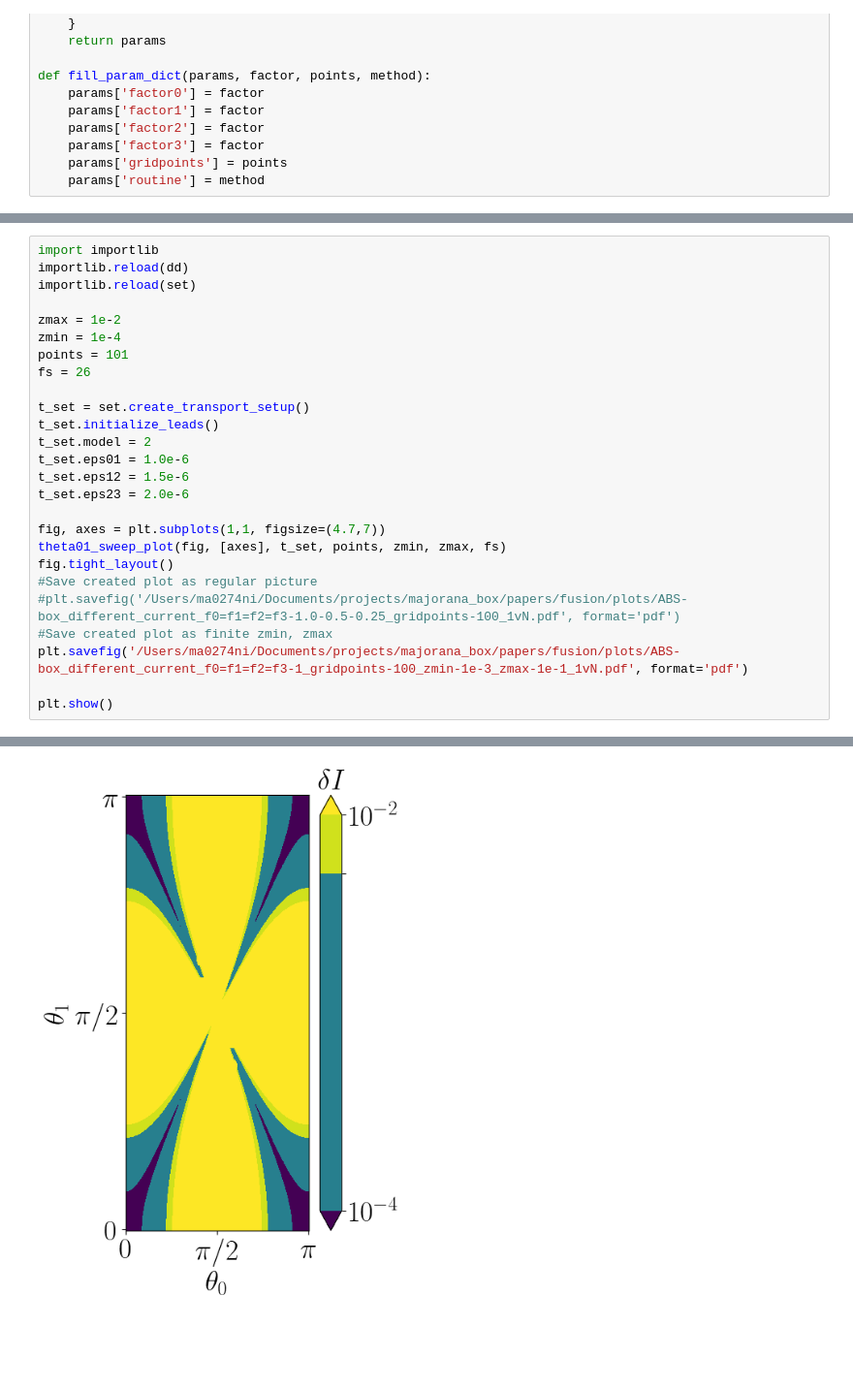
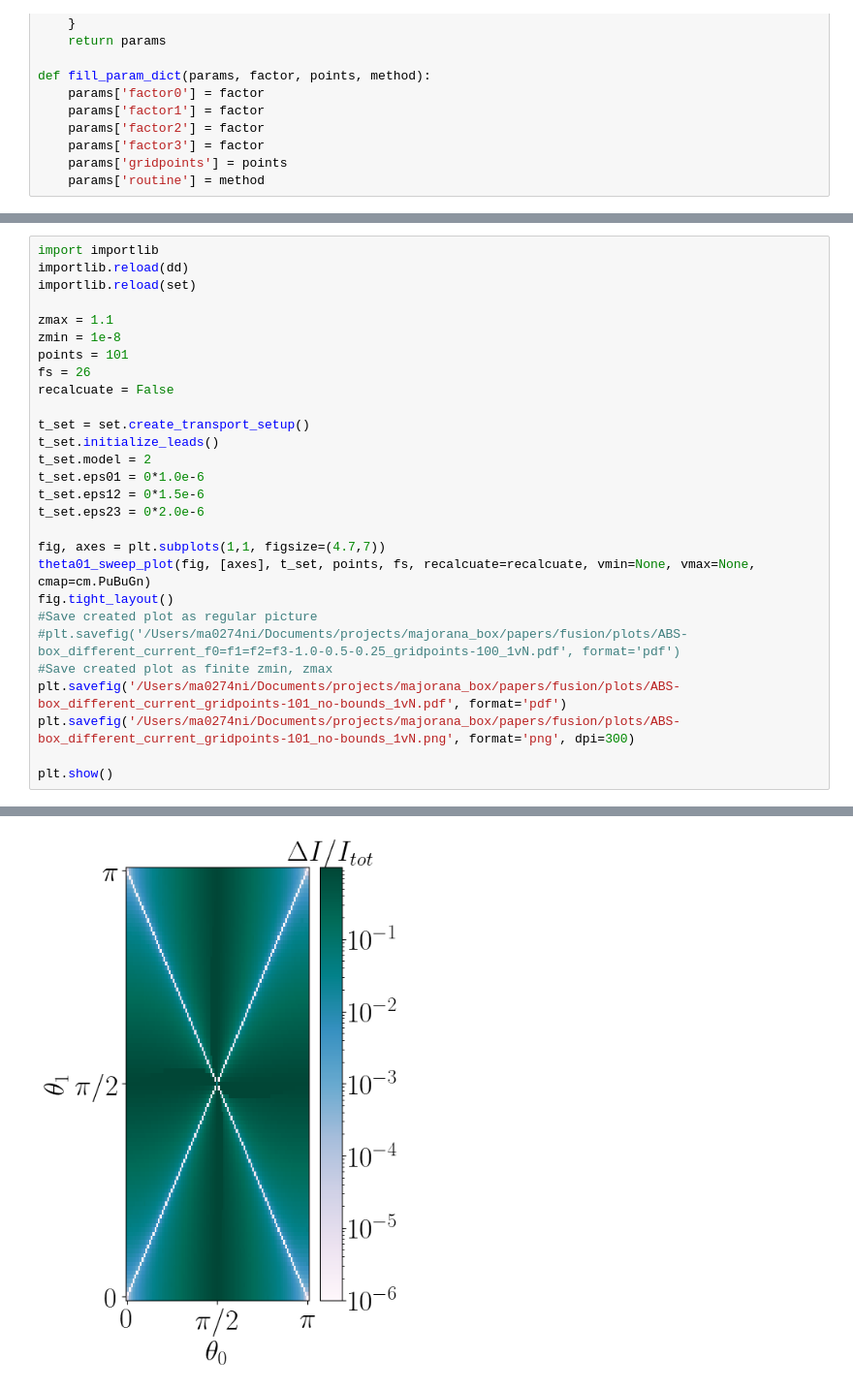
Before and after one commit to NitschMax/box_solver, a Jupyter notebook: simulation_routines/finite-time_noise_investigations/different_current_after_blockade.ipynb, the cells around one changed output, grey strips where cells are left out. Shown: that part at 97% size. Cells and saved outputs as stored; diff of their text form; blank space fills up the shorter version.

```diff
--- a/simulation_routines/finite-time_noise_investigations/different_current_after_blockade.ipynb
+++ b/simulation_routines/finite-time_noise_investigations/different_current_after_blockade.ipynb
@@ -154,25 +169,27 @@ import importlib
 importlib.reload(dd)
 importlib.reload(set)
 
-zmax = 1e-2
-zmin = 1e-4
+zmax = 1.1
+zmin = 1e-8
 points = 101
 fs = 26
+recalcuate = False
 
 t_set = set.create_transport_setup()
 t_set.initialize_leads()
 t_set.model = 2
-t_set.eps01 = 1.0e-6
-t_set.eps12 = 1.5e-6
-t_set.eps23 = 2.0e-6
+t_set.eps01 = 0*1.0e-6
+t_set.eps12 = 0*1.5e-6
+t_set.eps23 = 0*2.0e-6
 
 fig, axes = plt.subplots(1,1, figsize=(4.7,7))
-theta01_sweep_plot(fig, [axes], t_set, points, zmin, zmax, fs)
+theta01_sweep_plot(fig, [axes], t_set, points, fs, recalcuate=recalcuate, vmin=None, vmax=None, cmap=cm.PuBuGn)
 fig.tight_layout()
 #Save created plot as regular picture
 #plt.savefig('/Users/ma0274ni/Documents/projects/majorana_box/papers/fusion/plots/ABS-box_different_current_f0=f1=f2=f3-1.0-0.5-0.25_gridpoints-100_1vN.pdf', format='pdf')
 #Save created plot as finite zmin, zmax
-plt.savefig('/Users/ma0274ni/Documents/projects/majorana_box/papers/fusion/plots/ABS-box_different_current_f0=f1=f2=f3-1_gridpoints-100_zmin-1e-3_zmax-1e-1_1vN.pdf', format='pdf')
+plt.savefig('/Users/ma0274ni/Documents/projects/majorana_box/papers/fusion/plots/ABS-box_different_current_gridpoints-101_no-bounds_1vN.pdf', format='pdf')
+plt.savefig('/Users/ma0274ni/Documents/projects/majorana_box/papers/fusion/plots/ABS-box_different_current_gridpoints-101_no-bounds_1vN.png', format='png', dpi=300)
 
 plt.show()
 # %% [output]
@@ -180 +200 @@ Data loaded from:  /Users/ma0274ni/Documents/projects/majorana_box/data/fusion_r
-[figure, old version]
+[figure, new version]
```
Also changed, not shown: parts of 2 cells of this notebook, 6 other files.
